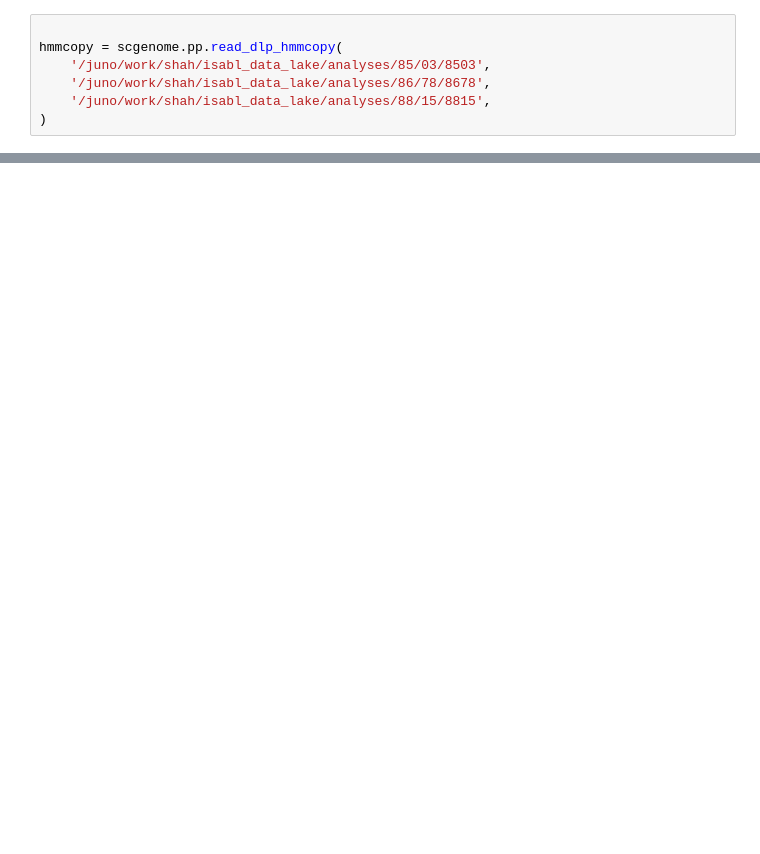
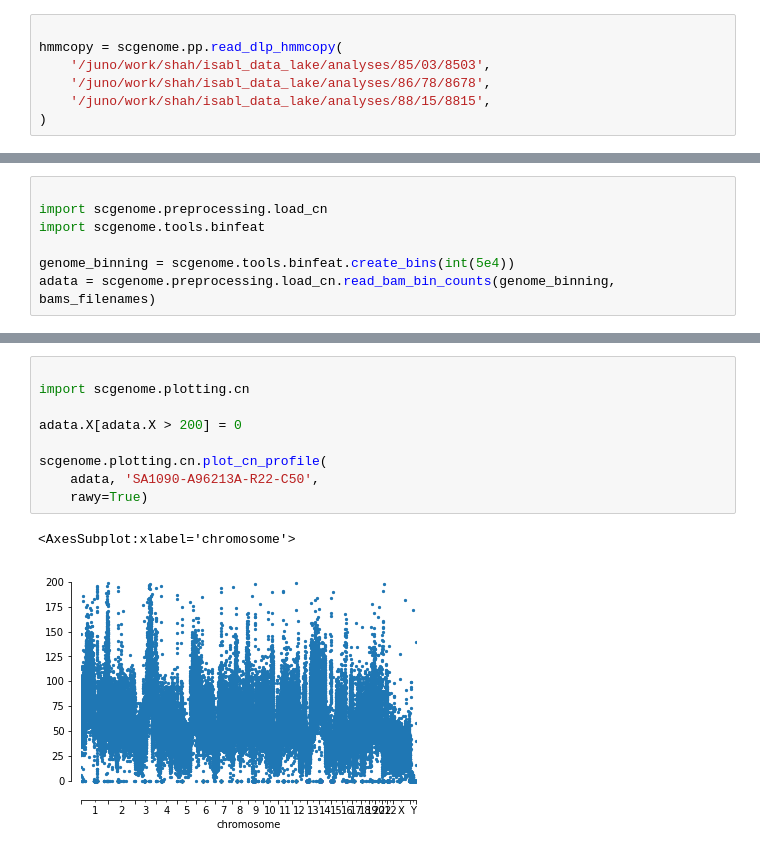
Before and after one commit to shahcompbio/scgenome-deprecated, a Jupyter notebook: notebooks/new_api.ipynb, the cells around one changed output, grey strips where cells are left out. Drawn from its saved outputs; the diff is of its cells as text; blank space fills up the shorter version.

```diff
--- a/notebooks/new_api.ipynb
+++ b/notebooks/new_api.ipynb
@@ -240,0 +107,7 @@ for layer_name in hmmcopy.layers:
+# %%
+
+import scgenome.preprocessing.load_cn
+import scgenome.tools.binfeat
+
+genome_binning = scgenome.tools.binfeat.create_bins(int(5e4))
+adata = scgenome.preprocessing.load_cn.read_bam_bin_counts(genome_binning, bams_filenames)
@@ -240,0 +133,12 @@ for layer_name in hmmcopy.layers:
+# %%
+
+import scgenome.plotting.cn
+
+adata.X[adata.X > 200] = 0
+
+scgenome.plotting.cn.plot_cn_profile(
+    adata, 'SA1090-A96213A-R22-C50',
+    rawy=True)
+# %% [output]
+<AxesSubplot:xlabel='chromosome'>
+[figure, added]
```
Also changed, not shown: parts of 21 cells of this notebook, 6 other files.
